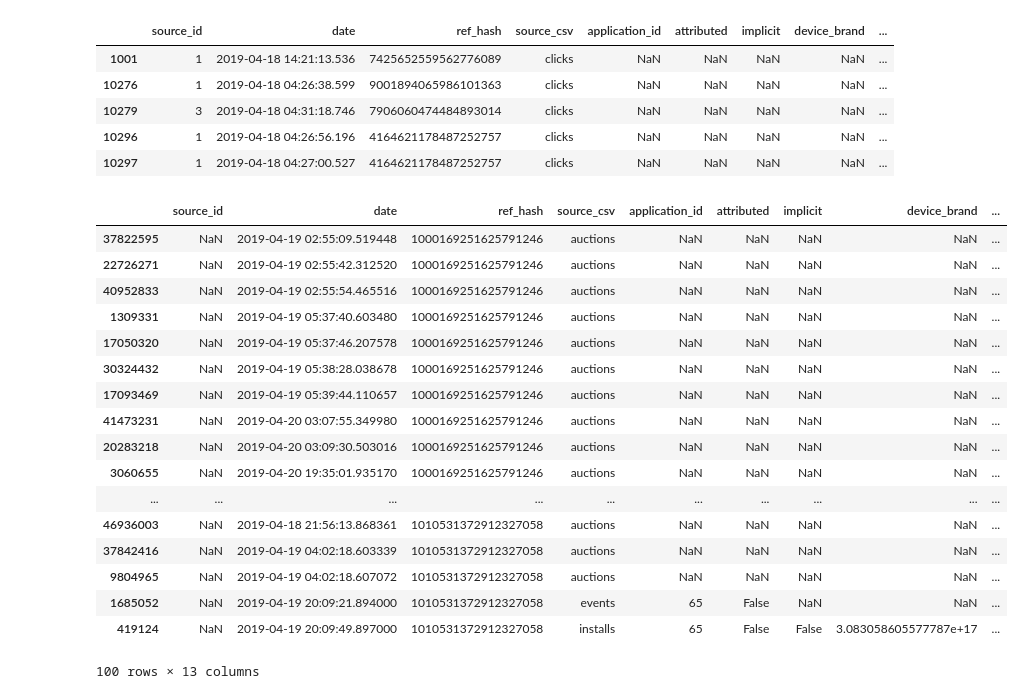
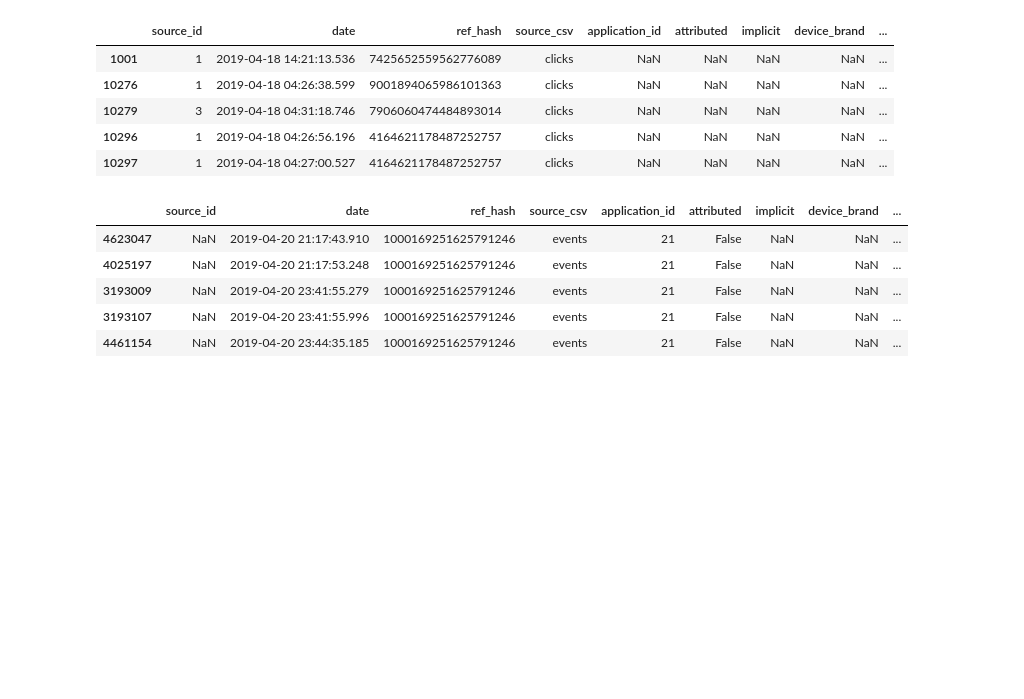
Before and after one commit to rozanecm/7506_tp2_1c2019, a Jupyter notebook: notebooks/My nb by mr.ipynb, the cells around one changed output. Saved outputs shown, nothing was run; the diff lists cells and outputs as text; code cells hidden in the pictures; blank space fills up the shorter version.

```diff
--- a/notebooks/My nb by mr.ipynb
+++ b/notebooks/My nb by mr.ipynb
@@ -254,6 +254,7 @@ def get_time_to_event_of_interest(df, source_of_interest):
     asdf['diff_in_sec'] = asdf['diff_in_sec'].dt.total_seconds()
 
     asdf['diff_in_sec'] = asdf['diff_in_sec'].apply(lambda x: x if x <= secs_in_3_days else secs_in_3_days)
+    asdf['diff_in_sec'] = asdf['diff_in_sec'].apply(lambda x: x if x > 0 else secs_in_3_days)
 
     asdf = asdf.drop('timestamp_of_next_occurrence', axis='columns')
 
@@ -698,7 +697,9 @@ print(df_auctions.memory_usage(deep=True).sum()/1e6)
 15.009189
 # %% [markdown]
 ### Calculate time diffs per ref hash
-# %%
-df_auctions = process_time_diffs(df_auctions)
 # %%
-df_auctions.drop('diff_in_sec',axis='columns',inplace=True)
+# df_auctions = process_time_diffs(df_auctions)
+
+# df_auctions.drop('diff_in_sec',axis='columns',inplace=True)
+
+# df_auctions.head()
@@ -733,3 +725,5 @@ appended.head()
 | 10297 | 1 | 2019-04-18 04:27:00.527 | 4164621178487252757 | clicks | NaN | NaN | NaN | NaN | ... |
 # %%
 appended = get_time_to_event_of_interest(appended, "auctions")
+# %%
+appended = appended.loc[appended['source_csv'] != "auctions"]
@@ -736,21 +735,9 @@ appended = get_time_to_event_of_interest(appended, "auctions")
 # %%
-appended.head(100)
+appended.head()
 # %% [output]
 |  | source_id | date | ref_hash | source_csv | application_id | attributed | implicit | device_brand | ... |
-| 37822595 | NaN | 2019-04-19 02:55:09.519448 | 1000169251625791246 | auctions | NaN | NaN | NaN | NaN | ... |
-| 22726271 | NaN | 2019-04-19 02:55:42.312520 | 1000169251625791246 | auctions | NaN | NaN | NaN | NaN | ... |
-| 40952833 | NaN | 2019-04-19 02:55:54.465516 | 1000169251625791246 | auctions | NaN | NaN | NaN | NaN | ... |
-| 1309331 | NaN | 2019-04-19 05:37:40.603480 | 1000169251625791246 | auctions | NaN | NaN | NaN | NaN | ... |
-| 17050320 | NaN | 2019-04-19 05:37:46.207578 | 1000169251625791246 | auctions | NaN | NaN | NaN | NaN | ... |
-| 30324432 | NaN | 2019-04-19 05:38:28.038678 | 1000169251625791246 | auctions | NaN | NaN | NaN | NaN | ... |
-| 17093469 | NaN | 2019-04-19 05:39:44.110657 | 1000169251625791246 | auctions | NaN | NaN | NaN | NaN | ... |
-| 41473231 | NaN | 2019-04-20 03:07:55.349980 | 1000169251625791246 | auctions | NaN | NaN | NaN | NaN | ... |
-| 20283218 | NaN | 2019-04-20 03:09:30.503016 | 1000169251625791246 | auctions | NaN | NaN | NaN | NaN | ... |
-| 3060655 | NaN | 2019-04-20 19:35:01.935170 | 1000169251625791246 | auctions | NaN | NaN | NaN | NaN | ... |
-| ... | ... | ... | ... | ... | ... | ... | ... | ... | ... |
-| 46936003 | NaN | 2019-04-18 21:56:13.868361 | 1010531372912327058 | auctions | NaN | NaN | NaN | NaN | ... |
-| 37842416 | NaN | 2019-04-19 04:02:18.603339 | 1010531372912327058 | auctions | NaN | NaN | NaN | NaN | ... |
-| 9804965 | NaN | 2019-04-19 04:02:18.607072 | 1010531372912327058 | auctions | NaN | NaN | NaN | NaN | ... |
-| 1685052 | NaN | 2019-04-19 20:09:21.894000 | 1010531372912327058 | events | 65 | False | NaN | NaN | ... |
-| 419124 | NaN | 2019-04-19 20:09:49.897000 | 1010531372912327058 | installs | 65 | False | False | 3.083058605577787e+17 | ... |
+| 4623047 | NaN | 2019-04-20 21:17:43.910 | 1000169251625791246 | events | 21 | False | NaN | NaN | ... |
+| 4025197 | NaN | 2019-04-20 21:17:53.248 | 1000169251625791246 | events | 21 | False | NaN | NaN | ... |
+| 3193009 | NaN | 2019-04-20 23:41:55.279 | 1000169251625791246 | events | 21 | False | NaN | NaN | ... |
+| 3193107 | NaN | 2019-04-20 23:41:55.996 | 1000169251625791246 | events | 21 | False | NaN | NaN | ... |
+| 4461154 | NaN | 2019-04-20 23:44:35.185 | 1000169251625791246 | events | 21 | False | NaN | NaN | ... |
-100 rows × 13 columns
```
Also changed, not shown: parts of 10 cells of this notebook.
